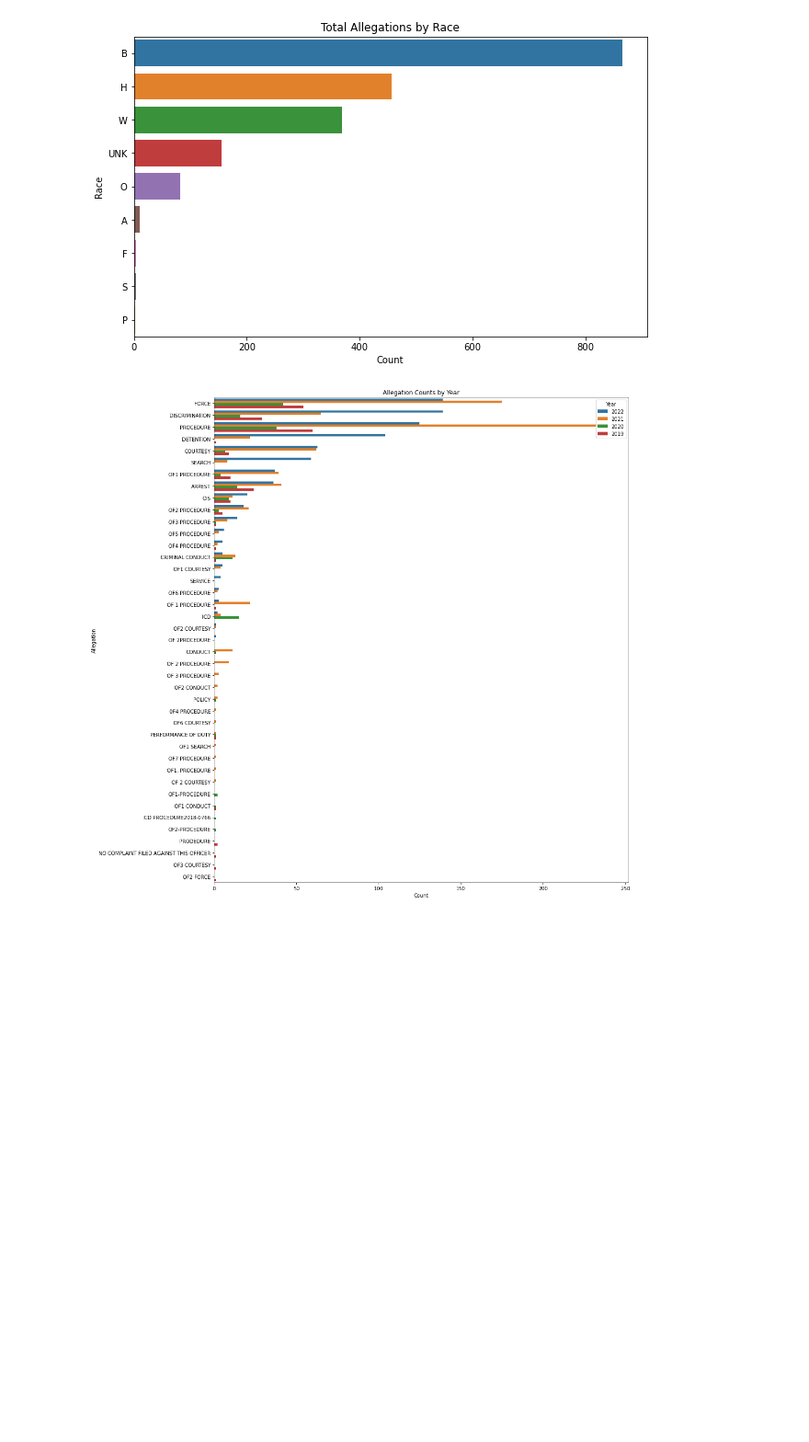
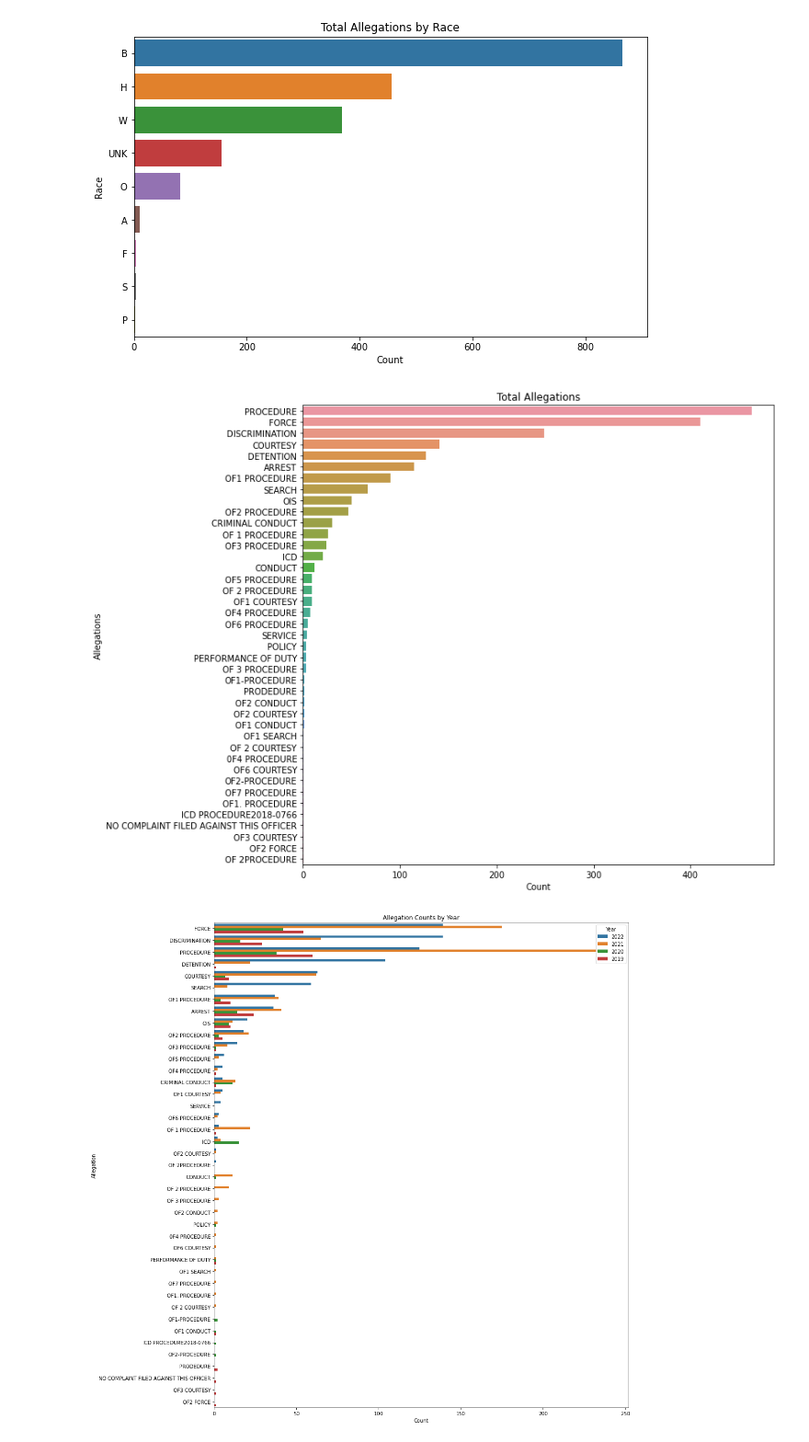
Before and after one commit to ApkimCA/ADS599_Team1, a Jupyter notebook: crb_code(draft).ipynb, the cells around one changed output. Shown at 92% size. Drawn from its saved outputs; the diff is of its cells as text; code cells hidden in the pictures; blank space fills up the shorter version.

```diff
--- a/crb_code(draft).ipynb
+++ b/crb_code(draft).ipynb
@@ -389,3 +389,7 @@ complainant_gender      0
 changes                 0
 crb_viewed_bwc        213
 dtype: int64
+# %%
+# replace na values in allyrs with 'NO'
+allyrs['crb_viewed_bwc'] = allyrs['crb_viewed_bwc'].fillna('NO')
+allyrs.isna().sum()
@@ -527,0 +569,5 @@ Name: count, dtype: int64
+# %%
+allyrs['crb_viewed_bwc'] = allyrs['crb_viewed_bwc'].replace({'NO (OTHER VIDEO)': 'NO', 'NO (DELETED RETENTION)': 'NO',
+                                                              'NO - NOT ENFORCEMENT CONTACT': 'NO', 'N/A': 'NO', 'OTHER VIDEO': 'NO', '': 'NO'})
+
+allyrs['crb_viewed_bwc'].value_counts()
@@ -618,6 +684,19 @@ plt.ylabel('Race')
 plt.show()
 # %% [output]
 [figure]
+# %%
+tot = pd.DataFrame(allyrs['allegation'].value_counts().reset_index())
+tot.columns = ['allegation', 'count']
+
+# Create the bar plot
+plt.figure(figsize=(10, 10))
+sns.barplot(data=tot, x='count', y='allegation')
+plt.title('Total Allegations')
+plt.xlabel('Count')
+plt.ylabel('Allegations')
+plt.show()
+# %% [output]
+[figure, added]
 # %%
 # Calculate the allegation counts for each year
 alleg_count_22 = fy22['allegation'].value_counts()
```
Also changed, not shown: parts of 23 cells of this notebook, 1 other file.
